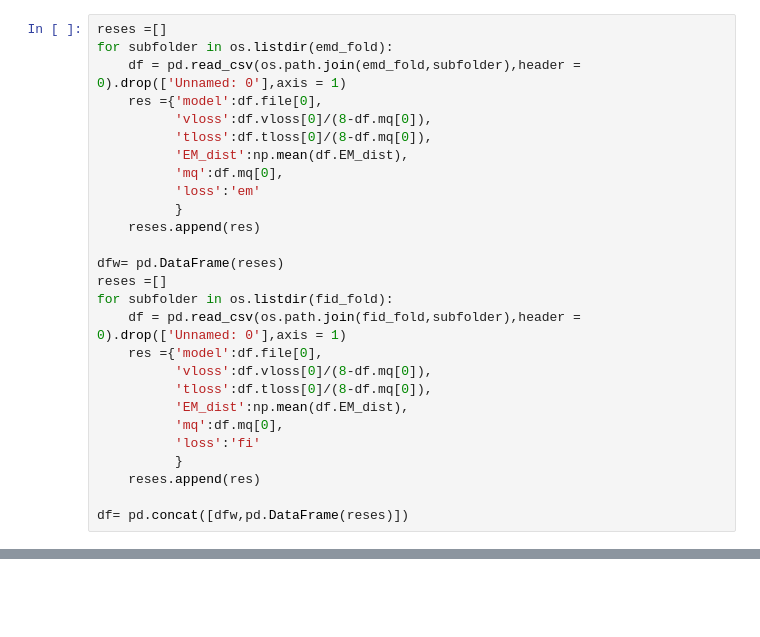
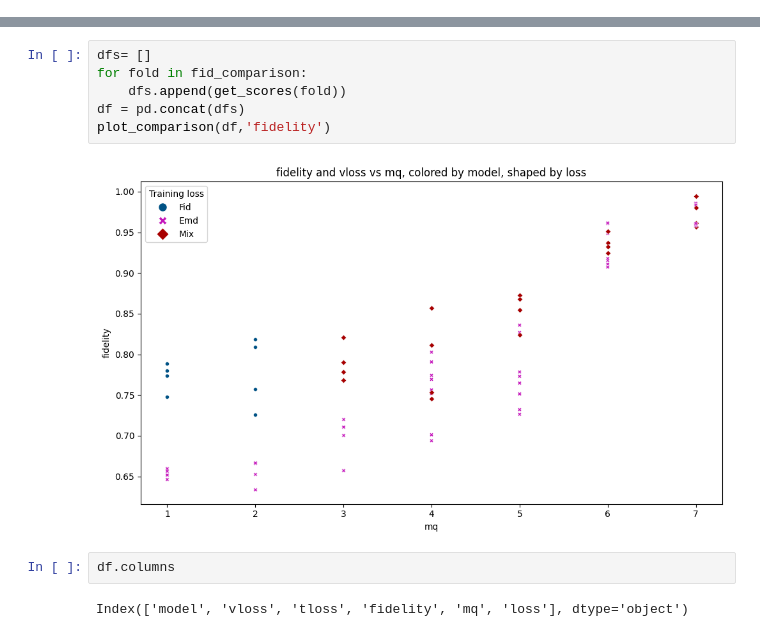
Before and after one commit to filorazi/Dim_red_swap_Leo, a Jupyter notebook: reconstruction.ipynb, the cells around one changed output, grey strips where cells are left out. Saved outputs shown, nothing was run; the diff lists cells and outputs as text; blank space fills up the shorter version.

```diff
--- a/reconstruction.ipynb
+++ b/reconstruction.ipynb
@@ -10,27 +18,0 @@ emd_fold = 'reconstruction_em_em'
-# %%
-reses =[]
-for subfolder in os.listdir(emd_fold):
-    df = pd.read_csv(os.path.join(emd_fold,subfolder),header = 0).drop(['Unnamed: 0'],axis = 1)
-    res ={'model':df.file[0],
-          'vloss':df.vloss[0]/(8-df.mq[0]),
-          'tloss':df.tloss[0]/(8-df.mq[0]),
-          'EM_dist':np.mean(df.EM_dist),
-          'mq':df.mq[0],
-          'loss':'em'
-          }
-    reses.append(res)
-
-dfw= pd.DataFrame(reses)
-reses =[]
-for subfolder in os.listdir(fid_fold):
-    df = pd.read_csv(os.path.join(fid_fold,subfolder),header = 0).drop(['Unnamed: 0'],axis = 1)
-    res ={'model':df.file[0],
-          'vloss':df.vloss[0]/(8-df.mq[0]),
-          'tloss':df.tloss[0]/(8-df.mq[0]),
-          'EM_dist':np.mean(df.EM_dist),
-          'mq':df.mq[0],
-          'loss':'fi'
-          }
-    reses.append(res)
-
-df= pd.concat([dfw,pd.DataFrame(reses)])
@@ -40,0 +114,12 @@ array(['fi'], dtype=object)
+# %%
+dfs= []
+for fold in fid_comparison:
+    dfs.append(get_scores(fold))
+df = pd.concat(dfs)
+plot_comparison(df,'fidelity')
+# %% [output]
+[figure, added]
+# %%
+df.columns
+# %% [output]
+Index(['model', 'vloss', 'tloss', 'fidelity', 'mq', 'loss'], dtype='object')
```
Also changed, not shown: parts of 6 cells of this notebook, 40 other files.
